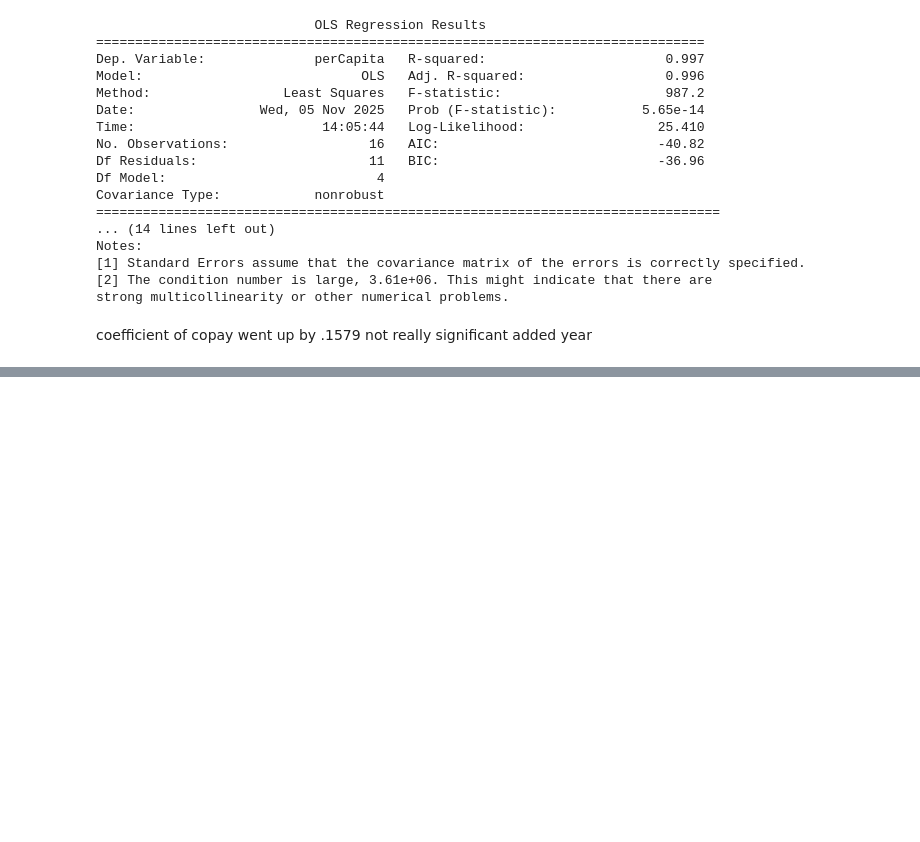
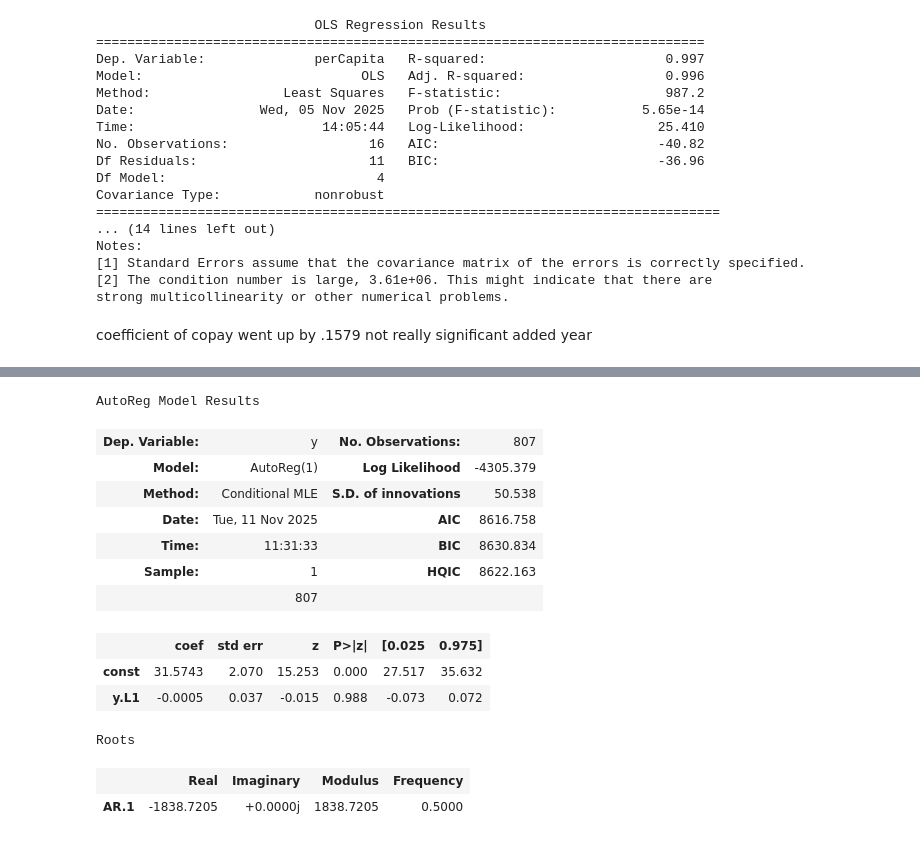
Before and after one commit to messymoose/ECON570, a Jupyter notebook: Study/exam_2_study.ipynb, the cells around one changed output, grey strips where cells are left out. Saved outputs shown, nothing was run; the diff lists cells and outputs as text; code cells hidden in the pictures; blank space fills up the shorter version.

```diff
--- a/Study/exam_2_study.ipynb
+++ b/Study/exam_2_study.ipynb
@@ -252,0 +297,19 @@ added year
+# %%
+import statsmodels.tsa.api as tsa
+auto = tsa.AutoReg(np.log(smoker['age']) * smoker['cigs'], lags=1).fit(cov_type='HC3')
+auto.summary()
+# %% [output]
+AutoReg Model Results
+| Dep. Variable: | y | No. Observations: | 807 |
+| Model: | AutoReg(1) | Log Likelihood | -4305.379 |
+| Method: | Conditional MLE | S.D. of innovations | 50.538 |
+| Date: | Tue, 11 Nov 2025 | AIC | 8616.758 |
+| Time: | 11:31:33 | BIC | 8630.834 |
+| Sample: | 1 | HQIC | 8622.163 |
+|  | 807 |  |  |
+|  | coef | std err | z | P>|z| | [0.025 | 0.975] |
+| const | 31.5743 | 2.070 | 15.253 | 0.000 | 27.517 | 35.632 |
+| y.L1 | -0.0005 | 0.037 | -0.015 | 0.988 | -0.073 | 0.072 |
+Roots
+|  | Real | Imaginary | Modulus | Frequency |
+| AR.1 | -1838.7205 | +0.0000j | 1838.7205 | 0.5000 |
```
Also changed, not shown: parts of 3 cells of this notebook, 6 other files.
